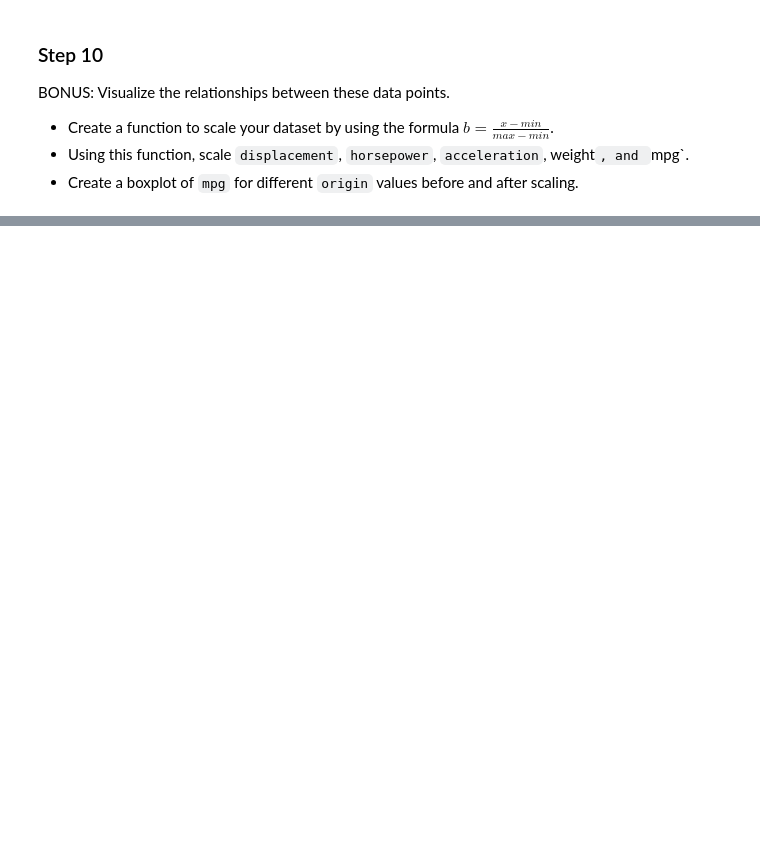
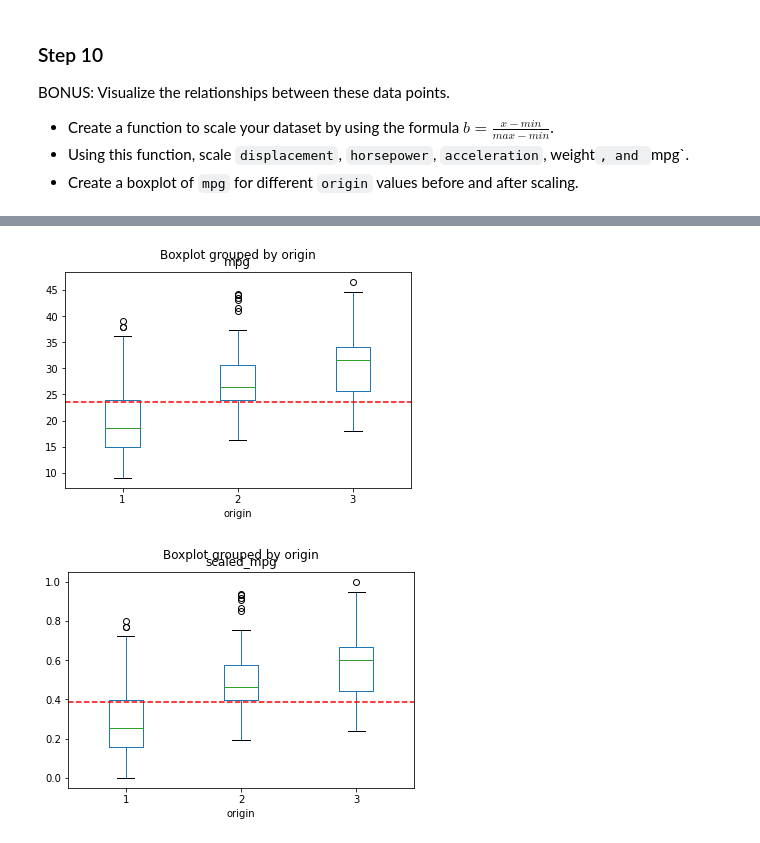
Before and after one commit to LingjieHe/DS_Bootcamp_assignment, a Jupyter notebook: 9_MachineLearning/1_introduction/04-Lab1St.ipynb, the cells around one changed output, grey strips where cells are left out. Drawn from its saved outputs; the diff is of its cells as text; code cells hidden in the pictures; blank space fills up the shorter version.

```diff
--- a/9_MachineLearning/1_introduction/04-Lab1St.ipynb
+++ b/9_MachineLearning/1_introduction/04-Lab1St.ipynb
@@ -193,3 +312,15 @@ BONUS: Visualize the relationships between these data points.
 - Create a function to scale your dataset by using the formula $b=\frac{x-min}{max-min}$.
 - Using this function, scale `displacement`, `horsepower`, `acceleration`, weight`, and `mpg`.
 - Create a boxplot of `mpg` for different `origin` values before and after scaling.
+# %%
+def scale(df):
+    scaled = []
+    for i in df:
+        i = (i-df.min())/(df.max()-df.min())
+        scaled.append(i)
+    return scaled
+
+
+columns = ['displacement', 'horsepower', 'acceleration', 'weight', 'mpg']
+for col in columns:
+    auto_data['scaled_'+col] = pd.DataFrame(scale(auto_data[col]))
@@ -195,0 +336,11 @@ BONUS: Visualize the relationships between these data points.
+# %%
+auto_data.boxplot(column='mpg', by='origin')
+plt.axhline(auto_data['mpg'].mean(), color='r', linestyle='--')
+plt.grid(b=None)
+
+auto_data.boxplot(column='scaled_mpg', by='origin')
+plt.axhline(auto_data['scaled_mpg'].mean(), color='r', linestyle='--')
+plt.grid(b=None)
+# %% [output]
+[figure, added]
+[figure, added]
```
Also changed, not shown: parts of 18 cells of this notebook, 2 other files.
